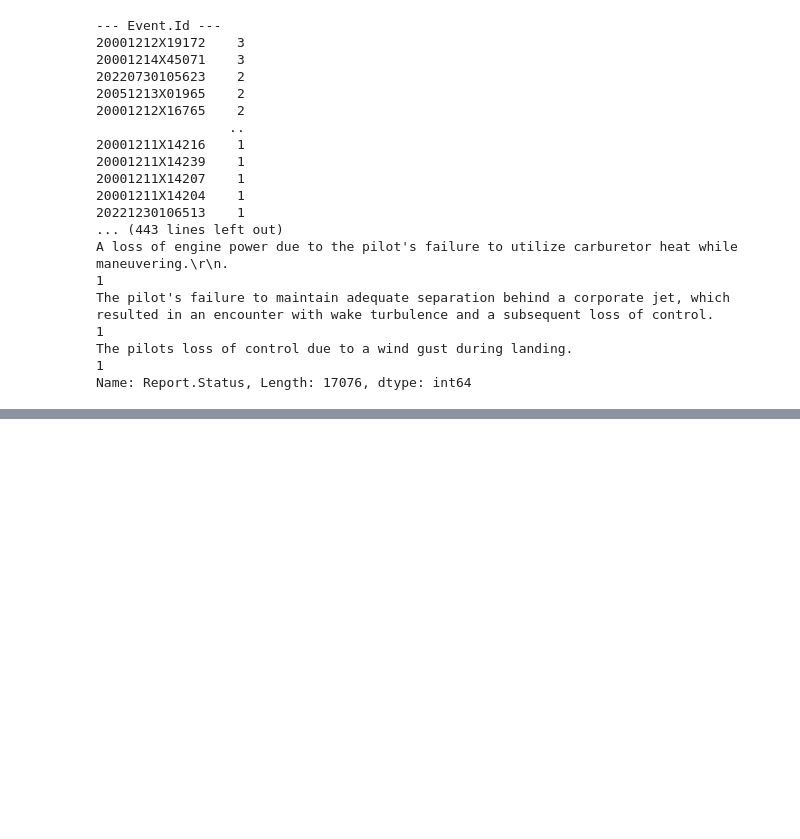
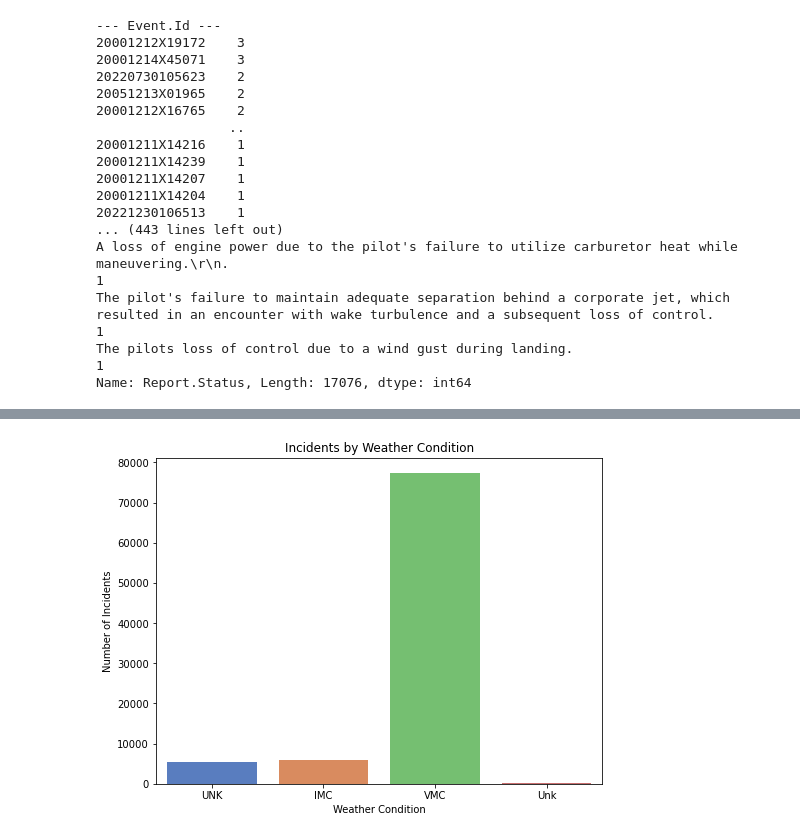
Before and after one commit to mojay6111/dsc-phase-1-project_1, a Jupyter notebook: student.ipynb, the cells around one changed output, grey strips where cells are left out. Cells and saved outputs as stored; diff of their text form; code cells hidden in the pictures; blank space fills up the shorter version.

```diff
--- a/student.ipynb
+++ b/student.ipynb
@@ -667,0 +664,10 @@ TypeError: '<=' not supported between instances of 'float' and 'str'
+# %%
+# Plot incidents based on weather conditions
+plt.figure(figsize=(8,6))
+sns.countplot(data=data, x='Weather.Condition', palette='muted')
+plt.title('Incidents by Weather Condition')
+plt.xlabel('Weather Condition')
+plt.ylabel('Number of Incidents')
+plt.show()
+# %% [output]
+[figure, added]
```
Also changed, not shown: parts of 30 cells of this notebook.
